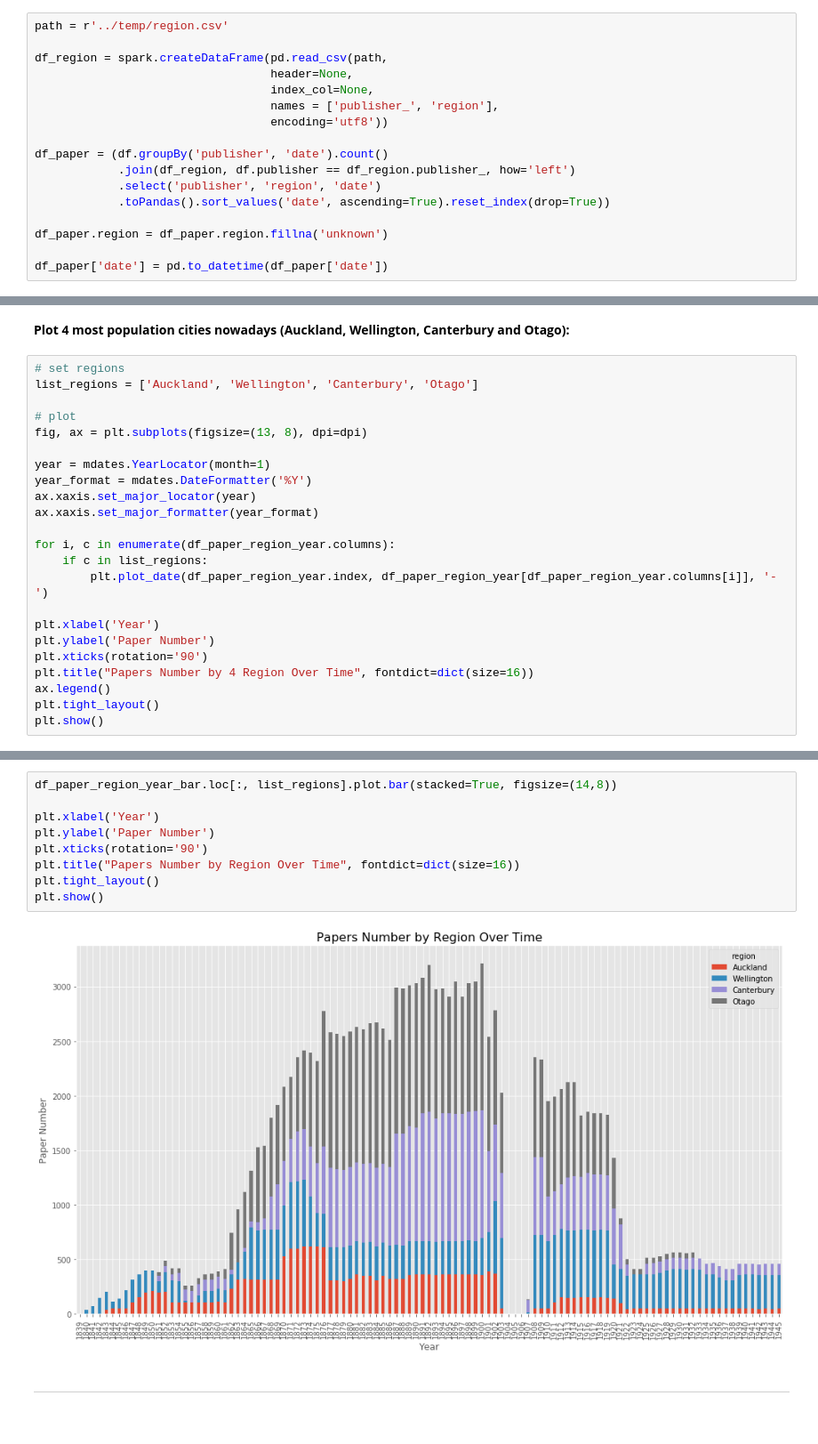
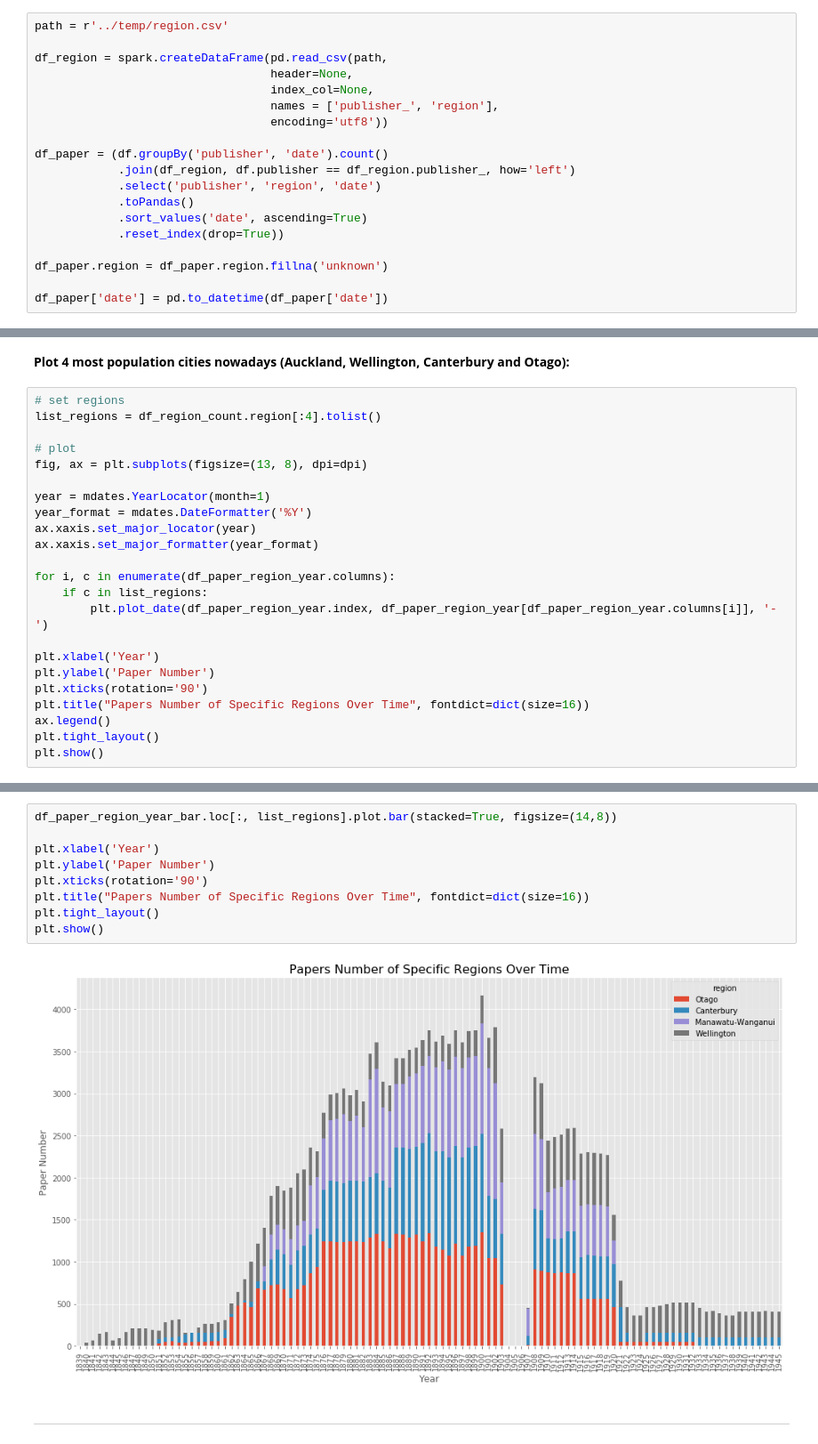
Before and after one commit to xandercai/papers-past-topic-modeling, a Jupyter notebook: 3-exploring/1-explore.ipynb, the cells around one changed output, grey strips where cells are left out. Shown at 89% size. Cells and saved outputs as stored; diff of their text form.

```diff
--- a/3-exploring/1-explore.ipynb
+++ b/3-exploring/1-explore.ipynb
@@ -117,7 +157,9 @@ df_region = spark.createDataFrame(pd.read_csv(path,
 df_paper = (df.groupBy('publisher', 'date').count()
             .join(df_region, df.publisher == df_region.publisher_, how='left')
             .select('publisher', 'region', 'date')
-            .toPandas().sort_values('date', ascending=True).reset_index(drop=True))
+            .toPandas()
+            .sort_values('date', ascending=True)
+            .reset_index(drop=True))
 
 df_paper.region = df_paper.region.fillna('unknown')
 
@@ -320,7 +360,7 @@ plt.show()
 **Plot 4 most population cities nowadays (Auckland, Wellington, Canterbury and Otago):**
 # %%
 # set regions
-list_regions = ['Auckland', 'Wellington', 'Canterbury', 'Otago']
+list_regions = df_region_count.region[:4].tolist()
 
 # plot
 fig, ax = plt.subplots(figsize=(13, 8), dpi=dpi)
@@ -337,7 +377,7 @@ for i, c in enumerate(df_paper_region_year.columns):
 plt.xlabel('Year')
 plt.ylabel('Paper Number')
 plt.xticks(rotation='90')
-plt.title("Papers Number by 4 Region Over Time", fontdict=dict(size=16))
+plt.title("Papers Number of Specific Regions Over Time", fontdict=dict(size=16))
 ax.legend()
 plt.tight_layout()
 plt.show()
@@ -346,14 +386,14 @@ plt.show()
 # %%
 df_paper_region_year_bar.loc[:, list_regions].plot.bar(stacked=True, figsize=(14,8))
 
 plt.xlabel('Year')
 plt.ylabel('Paper Number')
 plt.xticks(rotation='90')
-plt.title("Papers Number by Region Over Time", fontdict=dict(size=16))
+plt.title("Papers Number of Specific Regions Over Time", fontdict=dict(size=16))
 plt.tight_layout()
 plt.show()
 # %% [output]
-[figure, old version]
+[figure, new version]
 # %% [markdown]
 ---
 # %%
```
Also changed, not shown: parts of 23 cells of this notebook.
